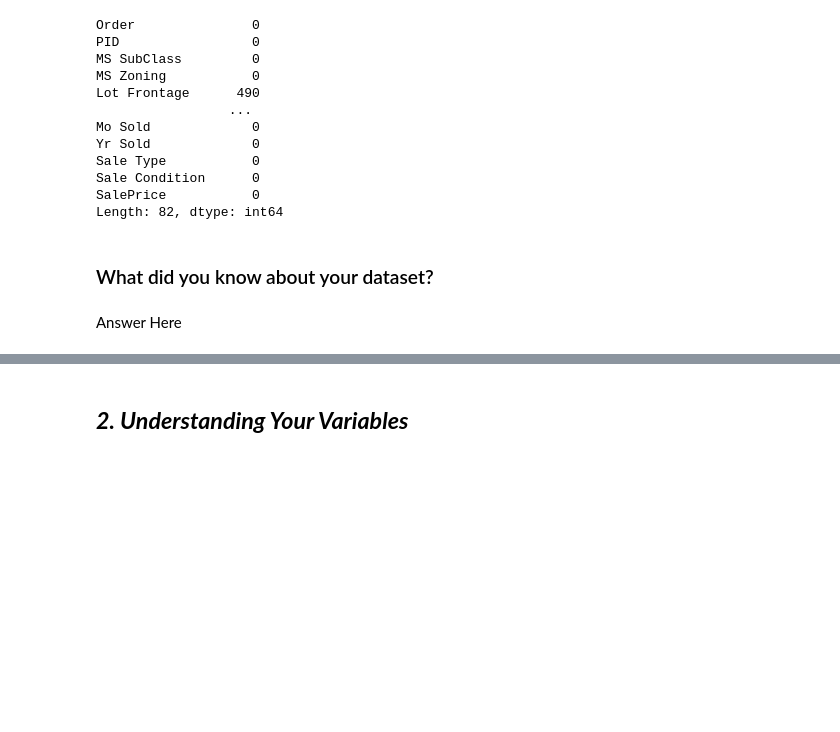
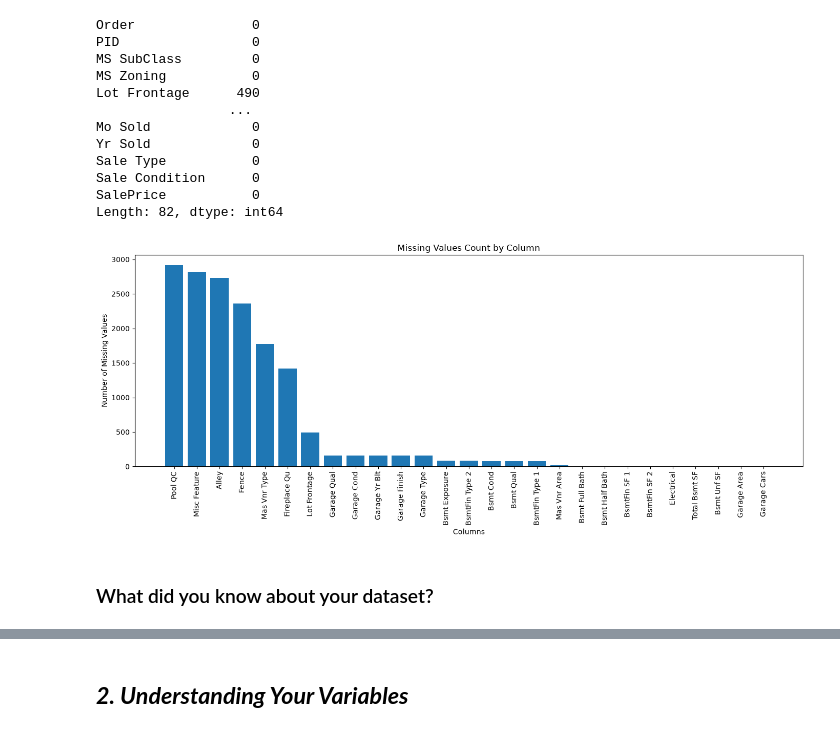
Before and after one commit to Krishna-matic/Machine_Learning_Projects, a Jupyter notebook: 02_ames_housing_sales_price_prediction/Ames_Housing_ML_Project.ipynb, the cells around one changed output, grey strips where cells are left out. Saved outputs shown, nothing was run; the diff lists cells and outputs as text; code cells hidden in the pictures; blank space fills up the shorter version.

```diff
--- a/02_ames_housing_sales_price_prediction/Ames_Housing_ML_Project.ipynb
+++ b/02_ames_housing_sales_price_prediction/Ames_Housing_ML_Project.ipynb
@@ -165,4 +163,20 @@ Length: 82, dtype: int64
+# %%
+# Visualizing the missing values
+missing_values = df.isnull().sum()
+# Keep only columns with missing values
+missing_values = missing_values[missing_values > 0]
+# Sort them in descending order
+missing_values = missing_values.sort_values(ascending=False)
+# Plot
+plt.figure(figsize=(14, 6))
+plt.bar(missing_values.index, missing_values.values)
+plt.title("Missing Values Count by Column")
+plt.xlabel("Columns")
+plt.ylabel("Number of Missing Values")
+plt.xticks(rotation=90)
+plt.tight_layout()
+plt.show()
+# %% [output]
+[figure, added]
 # %% [markdown]
 ### What did you know about your dataset?
-# %% [markdown]
-Answer Here
```
Also changed, not shown: parts of 8 cells of this notebook.
